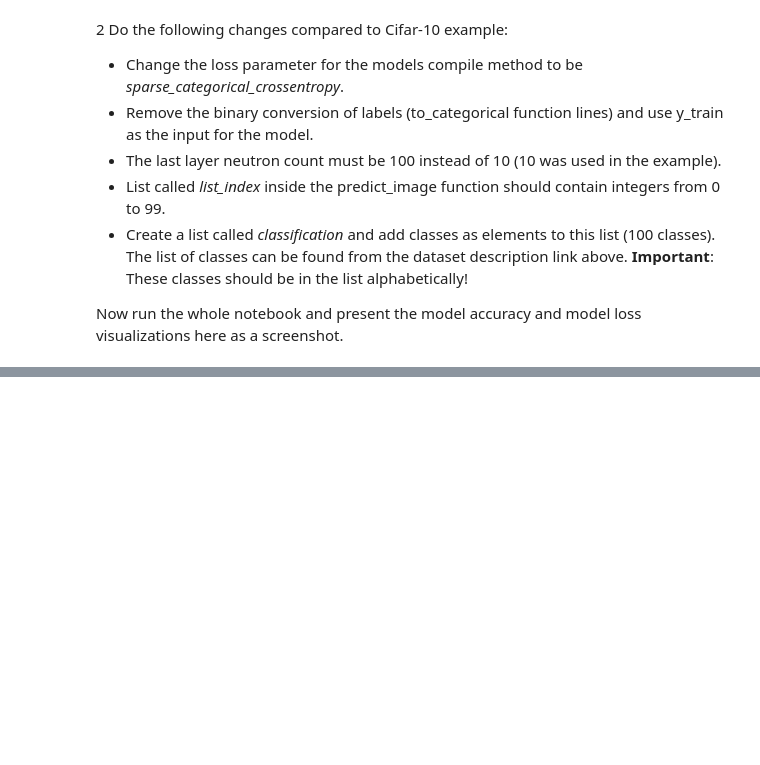
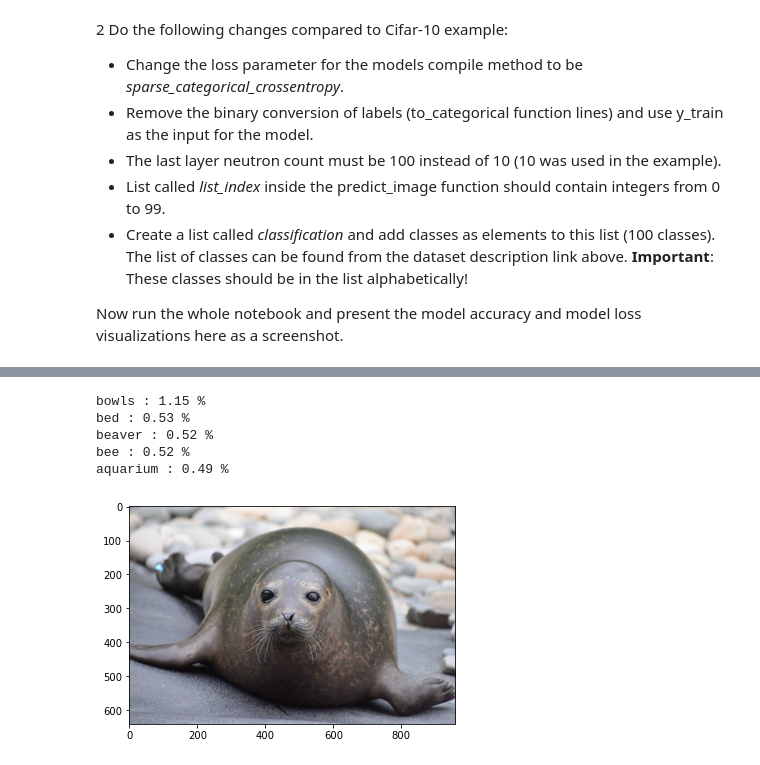
Before and after one commit to Seppalee/Data-analytics-and-Artificial-Intelligence, a Jupyter notebook: Exercises/ex09-ai-image-classification-tensorflow.ipynb, the cells around one changed output, grey strips where cells are left out. Saved outputs shown, nothing was run; the diff lists cells and outputs as text; code cells hidden in the pictures; blank space fills up the shorter version.

```diff
--- a/Exercises/ex09-ai-image-classification-tensorflow.ipynb
+++ b/Exercises/ex09-ai-image-classification-tensorflow.ipynb
@@ -160,0 +171,10 @@ classification.sort()
+# %%
+new_img1 = plt.imread("photos/test_images/download-e1578442277105.jpeg")
+predict_image(new_img1)
+# %% [output]
+bowls : 1.15 %
+bed : 0.53 %
+beaver : 0.52 %
+bee : 0.52 %
+aquarium : 0.49 %
+[figure, added]
```
Also changed, not shown: parts of 24 cells of this notebook, 1 other file.
